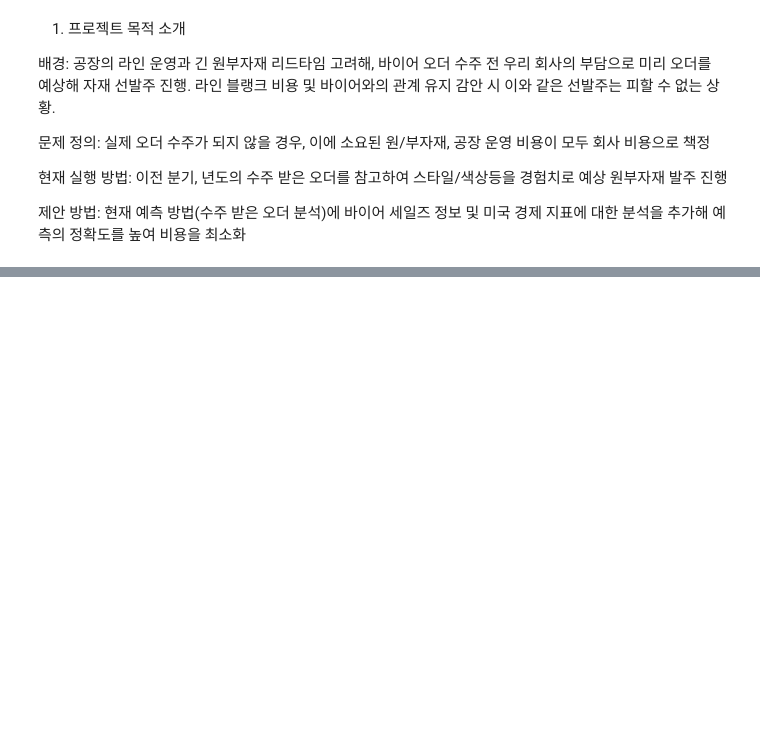
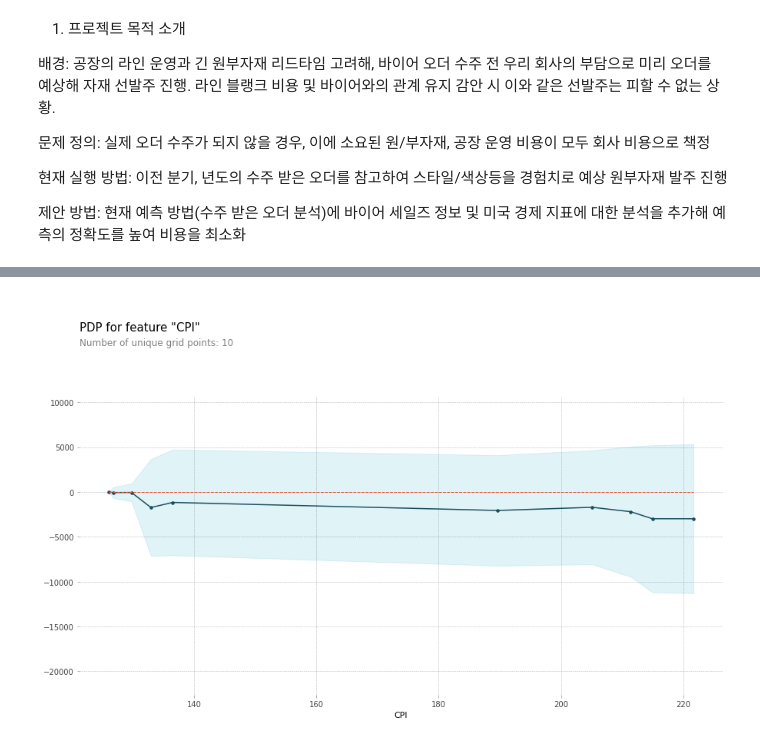
Before and after one commit to choheeee22/Section2_Project, a Jupyter notebook: Section2__수요예측.ipynb, the cells around one changed output, grey strips where cells are left out. Saved outputs shown, nothing was run; the diff lists cells and outputs as text; code cells hidden in the pictures; blank space fills up the shorter version.

```diff
--- a/Section2__수요예측.ipynb
+++ b/Section2__수요예측.ipynb
@@ -85,0 +524,6 @@ features_2
+# %%
+!sudo apt-get install -y fonts-NanumBarunGothic
+!sudo fc-cache -fv
+!rm ~/.cache/matplotlib -rf
+import matplotlib as mpl
+mpl.rc("font", family='NanumBarunGothic')
@@ -85,0 +712,7 @@ features_2
+# %%
+from sklearn.pipeline import Pipeline
+pipe3 = Pipeline([
+    ('preprocessing', make_pipeline(OrdinalEncoder(),SimpleImputer())),
+    ('rf', RandomForestRegressor(random_state=2))
+])
+pipe3.fit(X_train,y_train)
@@ -85,0 +787,19 @@ features_2
+# %%
+#xgb (random forest)
+pipe5_b = make_pipeline(
+    OrdinalEncoder(),
+    SimpleImputer(),
+    XGBRegressor(max_depth=10)
+)
+
+pipe5_b.fit(X_train, y_train);
+y_pred7_b=pipe5_b.predict(X_train)
+y_val_pred7_b=pipe5_b.predict(X_val)
+y_test_pred=pipe5_b.predict(X_test)
+
+print("훈련데이터")
+print("MAE:",mean_absolute_error(y_train,y_pred7_b)), print("R2:",r2_score(y_train,y_pred7_b))
+print("검증데이터")
+print("MAE:",mean_absolute_error(y_val,y_val_pred7_b)), print("R2:",r2_score(y_val,y_val_pred7_b))
+print("테스트데이터")
+print("MAE:",mean_absolute_error(y_test,y_test_pred)), print("R2:",r2_score(y_test,y_test_pred))
@@ -85,0 +821,14 @@ features_2
+# %%
+feature = 'CPI'
+
+isolated = pdp_isolate(
+    model=pipe5_b,
+    dataset=X_train,
+    model_features=X_train.columns,
+    feature=feature,
+    grid_type='percentile', # default='percentile', or 'equal'
+    num_grid_points=10 # default=10
+)
+pdp_plot(isolated, feature_name=feature);
+# %% [output]
+[figure, added]
```
Also changed, not shown: parts of 58 cells of this notebook.
